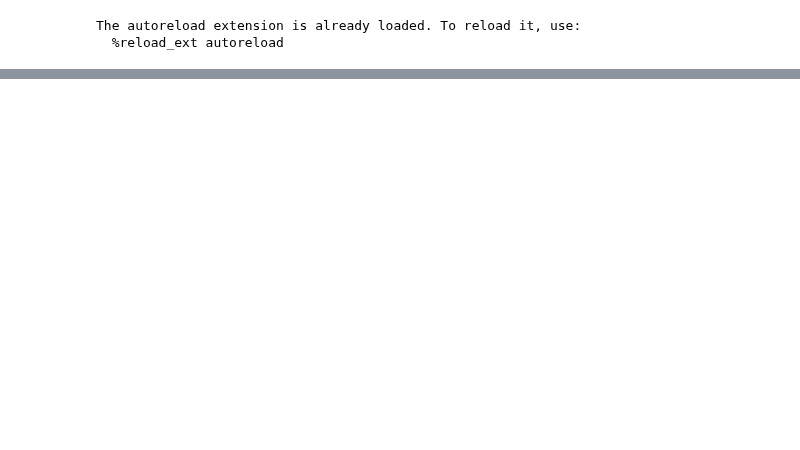
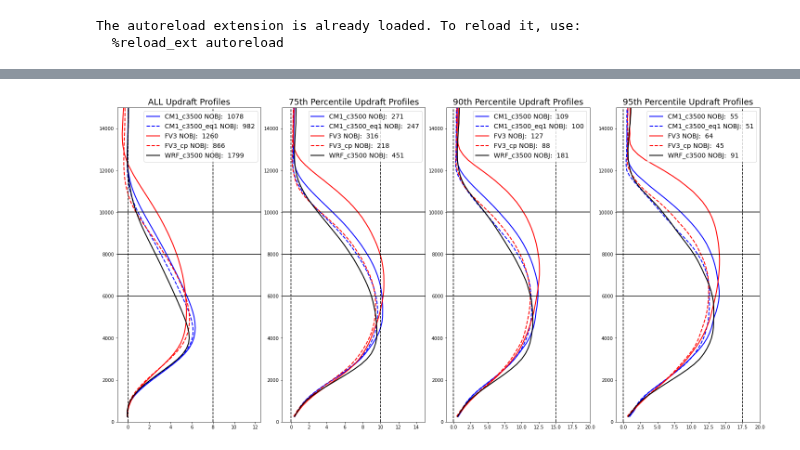
Before and after one commit to louiswicker/CAM_analysis_tools, a Jupyter notebook: ideal_cases/squall_line_profiles_V2.ipynb, the cells around one changed output, grey strips where cells are left out. Saved outputs shown, nothing was run; the diff lists cells and outputs as text; code cells hidden in the pictures; blank space fills up the shorter version.

Commit message:
Adding in code to create and read pickled profiles

```diff
--- a/ideal_cases/squall_line_profiles_V2.ipynb
+++ b/ideal_cases/squall_line_profiles_V2.ipynb
@@ -95,3 +97,9 @@ processing model run:  /scratch/wicker/ideal_updrafts/WRF_C1500_kess/shallow_12.
+# %%
+# Just read stuff back in...
+
+cm1 = pickle2Obj('cm1_kess.pkl')
+wrf = pickle2Obj('wrf_kess.pkl')
+fv3 = pickle2Obj('fv3_kess.pkl')
 # %%
 #--------------------------------------------------------------------------------------------
 def plot_wprofile(profile, zhgts, percentile, ax, color, mlabel, linewidth=2.0, linestyle='solid'):
@@ -100,39 +108,40 @@ def plot_wprofile(profile, zhgts, percentile, ax, color, mlabel, linewidth=2.0,
 
     ax.plot(profile[percentile].mean(axis=1), zhgts, color=color, linewidth=linewidth, label=label, linestyle=linestyle)
 #--------------------------------------------------------------------------------------------
 # main
 
 titles = ["ALL Updraft Profiles", "75th Percentile Updraft Profiles", "90th Percentile Updraft Profiles", "95th Percentile Updraft Profiles"]
 
 xvert  = [8.0, 10.0, 15.0, 17.5]
 xlim   = [12.5, 15.0, 20.0, 20.0]
 
 zhgts = 250. + 250.*np.arange(60)
 
 fig, ax = plt.subplots(1,4, constrained_layout=True,figsize=(20,10))
 
 for n in np.arange(4):
 
-    plot_wprofile(cm1_c3500, zhgts, n, ax[n], 'b', 'CM1_c3500')
-
-    plot_wprofile(fv3_c3500, zhgts, n, ax[n], 'r',    'FV3')
-    plot_wprofile(fv3_c3500_cp, zhgts, n, ax[n], 'r', 'FV3_cp', linestyle='dashed')
-
-    plot_wprofile(wrf_c3500, zhgts, n, ax[n], 'k', 'WRF_c3500')
+    plot_wprofile(cm1.cm1_c3500, zhgts, n, ax[n], 'b', 'CM1_c3500')
+    plot_wprofile(cm1.cm1_c3500_eq1, zhgts, n, ax[n], 'b', 'CM1_c3500_eq1', linestyle='dashed')
+    plot_wprofile(fv3.fv3_c3500, zhgts, n, ax[n], 'r',    'FV3')
+    plot_wprofile(fv3.fv3_c3500_cp, zhgts, n, ax[n], 'r', 'FV3_cp', linestyle='dashed')
+    plot_wprofile(wrf.wrf_c3500, zhgts, n, ax[n], 'k', 'WRF_c3500')
 
     ax[n].set_title("%s" % titles[n], fontsize=18)
     ax[n].axhline(y=6000., color='k', linestyle='-')
     ax[n].axhline(y=8000., color='k', linestyle='-')
     ax[n].axhline(y=10000., color='k', linestyle='-')
     ax[n].axvline(x=0.0, color='k', linestyle='--')
     ax[n].axvline(x=xvert[n], color='k', linestyle='--')
 
     ax[n].set_ylim(0.0,15000.)
     ax[n].set_xlim(-1.0,xlim[n])
     ax[n].legend(fontsize=14)
 
 
 plt.show()
+# %% [output]
+[figure, added]
 # %%
 
 
```
Also changed, not shown: parts of 2 cells of this notebook.
